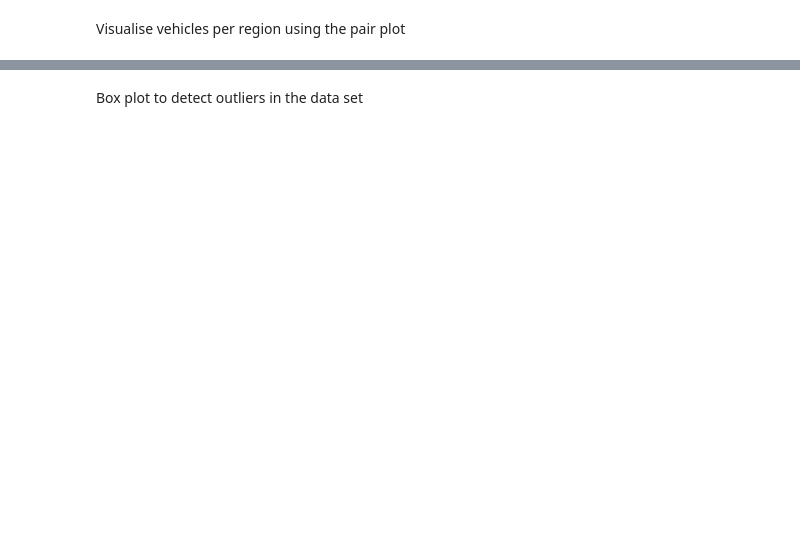
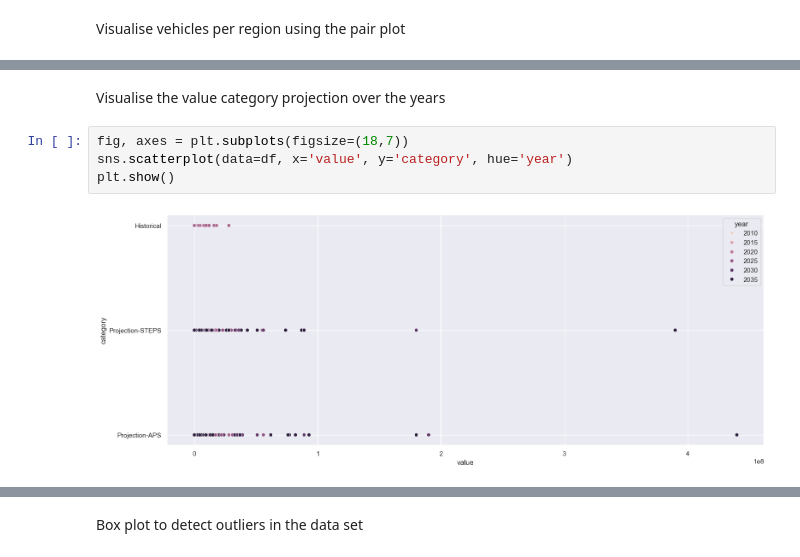
Before and after one commit to Emmanuel913-sketch/Global-Electric-Vehicle-sales-trends-from-2010-2024, a Jupyter notebook: jupyter_notebooks/visualisations.ipynb, the cells around one changed output, grey strips where cells are left out. Drawn from its saved outputs; the diff is of its cells as text; blank space fills up the shorter version.

```diff
--- a/jupyter_notebooks/visualisations.ipynb
+++ b/jupyter_notebooks/visualisations.ipynb
@@ -144,0 +159,8 @@ plt.show()
+# %% [markdown]
+Visualise the value category projection over the years
+# %%
+fig, axes = plt.subplots(figsize=(18,7))
+sns.scatterplot(data=df, x='value', y='category', hue='year')
+plt.show()
+# %% [output]
+[figure, added]
```
Also changed, not shown: parts of 18 cells of this notebook.
